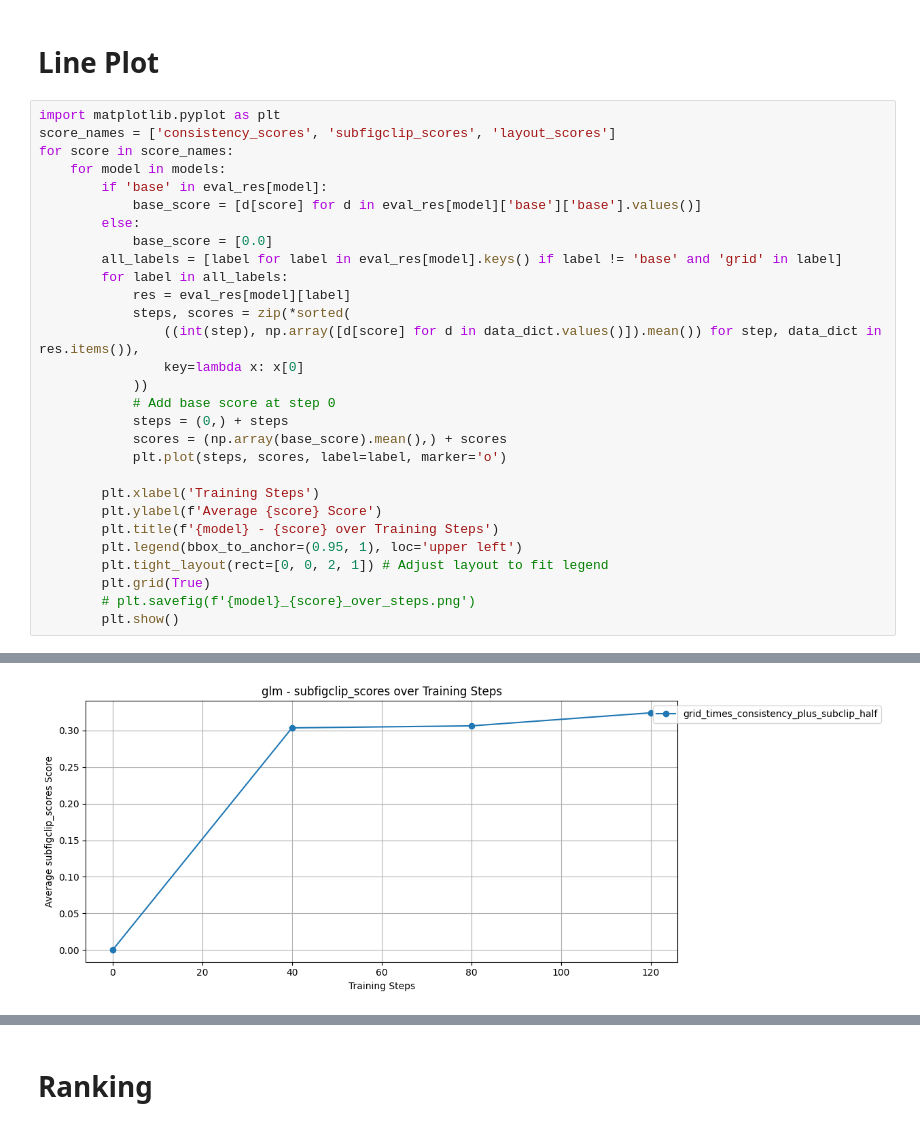
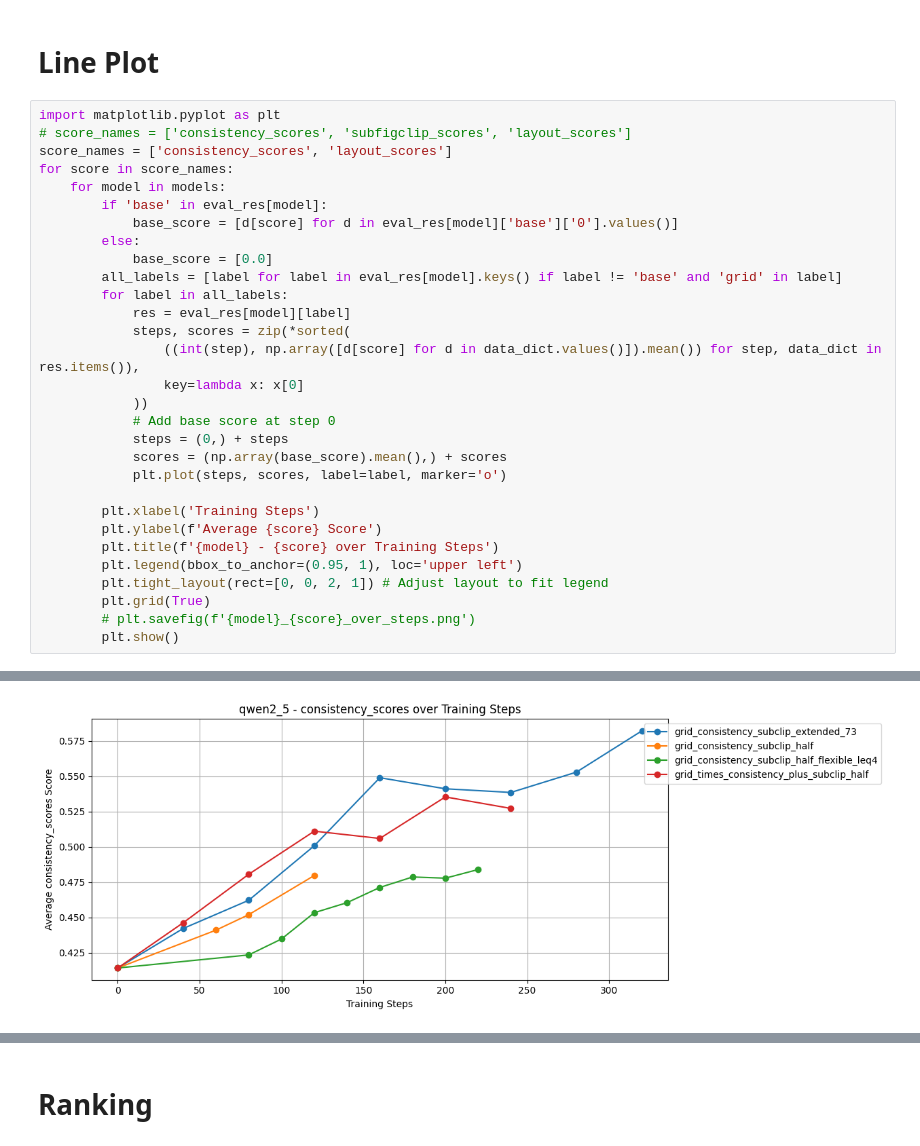
Before and after one commit to Jayce-Ping/Consistency_Data_Prepare, a Jupyter notebook: test.ipynb, the cells around one changed output, grey strips where cells are left out. Cells and saved outputs as stored; diff of their text form.

Commit message:
eval_res

```diff
--- a/test.ipynb
+++ b/test.ipynb
@@ -223,11 +223,12 @@ metric_arrays = {
 # Line Plot
 # %%
 import matplotlib.pyplot as plt
-score_names = ['consistency_scores', 'subfigclip_scores', 'layout_scores']
+# score_names = ['consistency_scores', 'subfigclip_scores', 'layout_scores']
+score_names = ['consistency_scores', 'layout_scores']
 for score in score_names:
     for model in models:
         if 'base' in eval_res[model]:
-            base_score = [d[score] for d in eval_res[model]['base']['base'].values()]
+            base_score = [d[score] for d in eval_res[model]['base']['0'].values()]
         else:
             base_score = [0.0]
         all_labels = [label for label in eval_res[model].keys() if label != 'base' and 'grid' in label]
@@ -257 +258 @@ for score in score_names:
-[figure, old version]
+[figure, new version]
```
Also changed, not shown: parts of 1 cell of this notebook, 3 other files.
